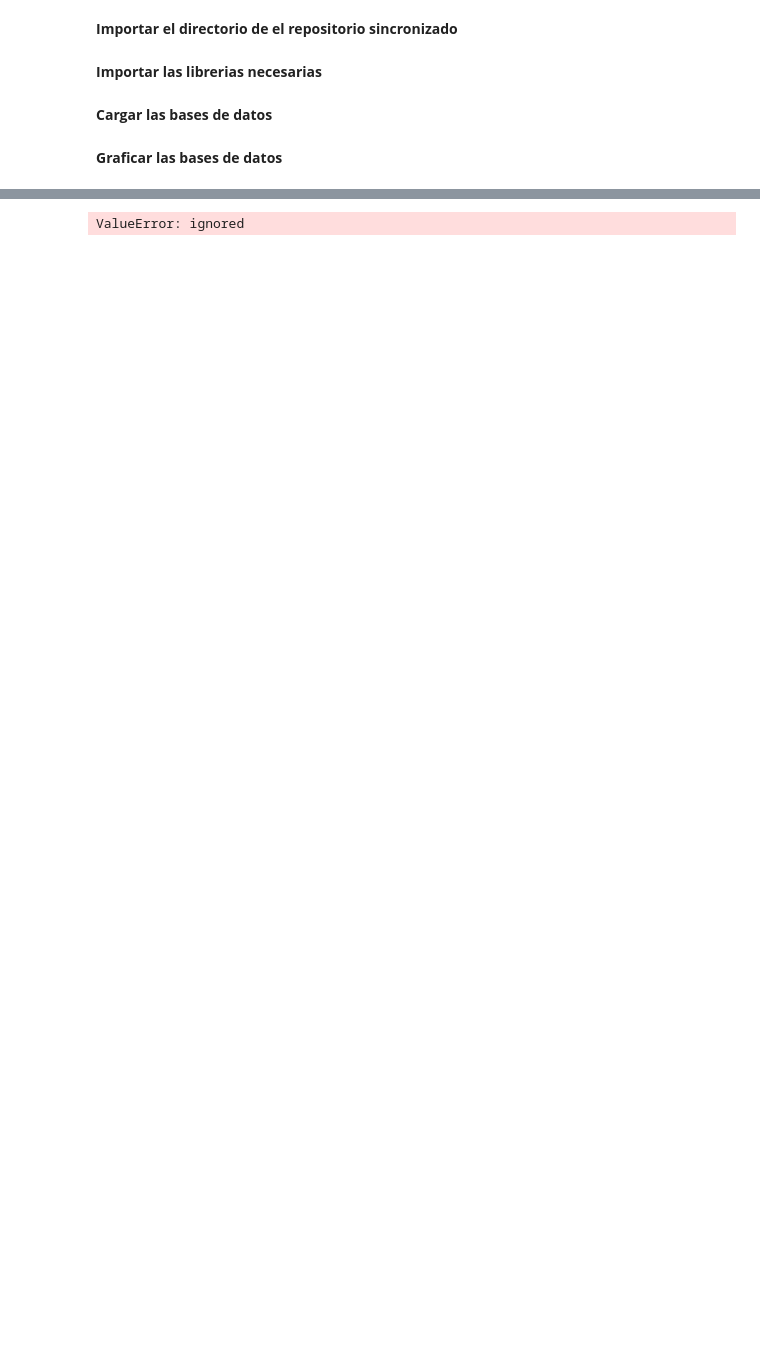
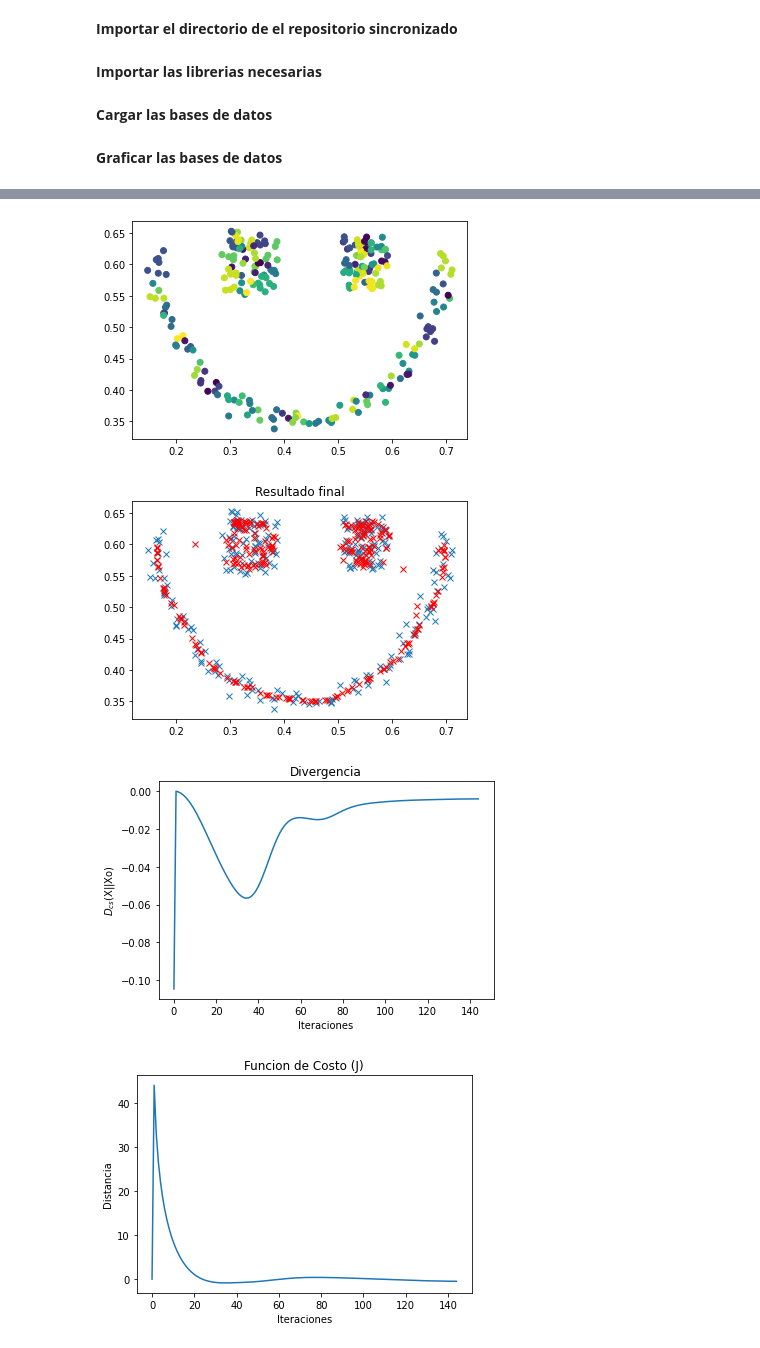
Before and after one commit to Bryan0122/PRI, a Jupyter notebook: PRI.ipynb, the cells around one changed output, grey strips where cells are left out. Cells and saved outputs as stored; diff of their text form; code cells hidden in the pictures; blank space fills up the shorter version.

```diff
--- a/PRI.ipynb
+++ b/PRI.ipynb
@@ -128,13 +129,16 @@ plt.show()
 # %%
 
 data = sio.loadmat(DB)['DB'][0, 0]
 happy = data['happy']
 sc = SpectralClustering(n_clusters=3, n_neighbors=5, gamma = 1000)
 sc.fit(happy)
 labels_happy = sc.labels_
-p = PRI(n_groups=3, lambda_=95, sigma_initial=70,
-        method = "SGD", reduction_ = False)
+p = PRI(n_groups=3, lambda_=15, sigma_initial=30,
+        method = "SGD", reduction_ = False,t0=1,t1=10000)
 p.fit(happy)
 p.results()
 # %% [output]
-ValueError: ignored
+[figure, added]
+[figure, added]
+[figure, added]
+[figure, added]
```
Also changed, not shown: parts of 2 cells of this notebook.
